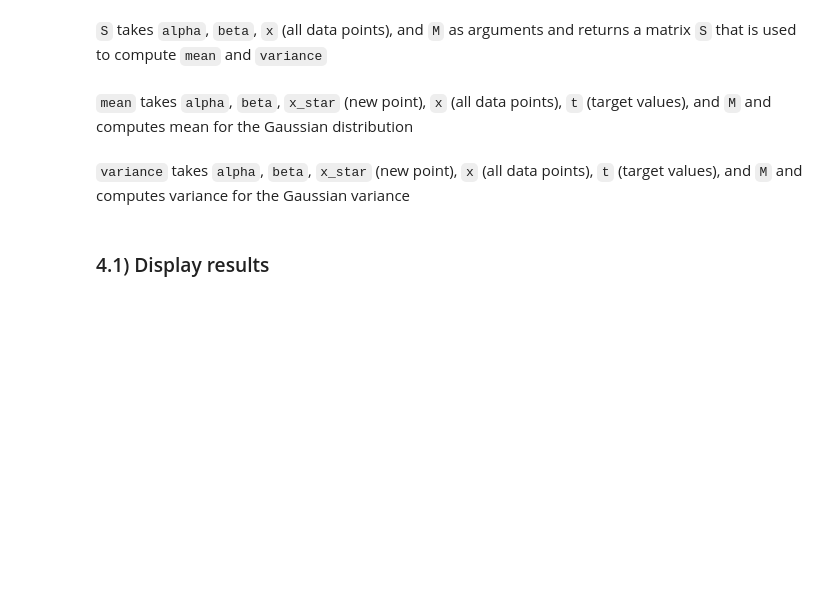
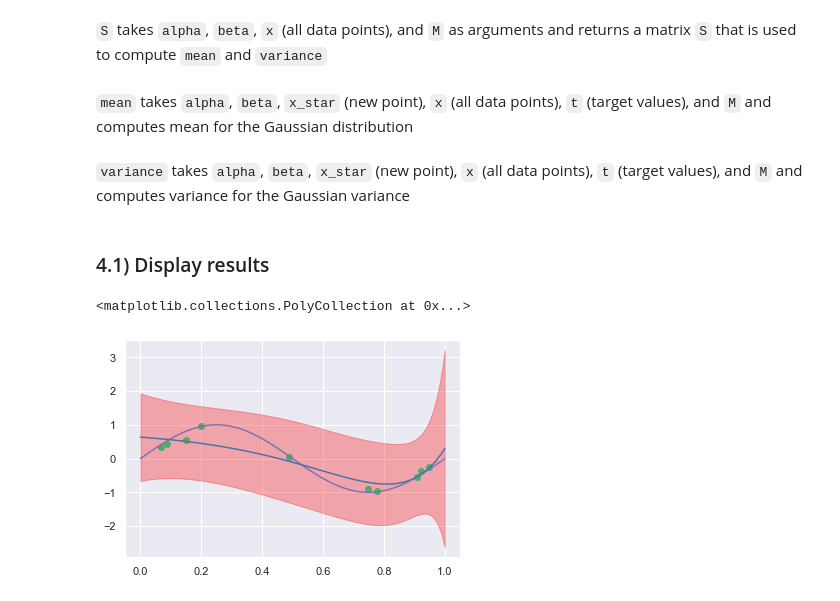
Before and after one commit to jbirkesteen/SLML-AU-2020, a Jupyter notebook: exercises/2-polynomial-curve-fitting-and-decision-theory/exercise-2-solution.ipynb, the cells around one changed output. Drawn from its saved outputs; the diff is of its cells as text; code cells hidden in the pictures; blank space fills up the shorter version.

```diff
--- a/exercises/2-polynomial-curve-fitting-and-decision-theory/exercise-2-solution.ipynb
+++ b/exercises/2-polynomial-curve-fitting-and-decision-theory/exercise-2-solution.ipynb
@@ -272,2 +315,5 @@ def phi(x, M):
+# %%
+def phi(x, M):
+    return np.array([x**M_i for M_i in range(M+1)]).T
 # %% [markdown]
 `S` takes `alpha`, `beta`, `x` (all data points), and `M` as arguments and returns a matrix `S` that is used to compute `mean` and `variance`
@@ -277,2 +320,6 @@ def S(alpha, beta, x, M):
+# %%
+def S(alpha, beta, x, M):
+    S_inv = alpha*np.eye(M+1) + beta*sum(np.outer(phi(b, M), phi(b,M)) for b in x)
+    return np.linalg.inv(S_inv)
 # %% [markdown]
 `mean` takes `alpha`, `beta`, `x_star` (new point), `x` (all data points), `t` (target values), and `M` and computes mean for the Gaussian distribution
@@ -282,19 +326,25 @@ def mean(alpha, beta, x_star, x, t, M):
+# %%
+def mean(alpha, beta, x_star, x, t, M):
+    return beta*phi(x_star, M).T @ S(alpha, beta, x, M) @ sum([phi(x[i], M)*t[i] for i in range(len(t))])
 # %% [markdown]
 `variance` takes `alpha`, `beta`, `x_star` (new point), `x` (all data points), `t` (target values), and `M` and computes variance for the Gaussian variance
 # %%
 def variance(alpha, beta, x_star, x, t, M):
-    pass
+    return 1/beta + phi(x_star, M)@S(alpha, beta, x, M)@phi(x_star, M).T
 # %% [markdown]
 ### 4.1) Display results
 # %%
 alpha = 0.05
 beta = 1.1
 M = 9
 
 means = np.array(list(map(lambda x: mean(alpha, beta, x, x_train, y_train, M), x_test)))
 variances = np.array(list(map(lambda x: variance(alpha, beta, x, x_train, y_train, M), x_test)))
 
 plt.plot(x_train, y_train, 'og')
 plt.plot(x_test, y_test, '-m')
 plt.plot(x_test, means, '-b')
-plt.fill_between(x_test, means + variances, means - variances, color='red', alpha='0.3')
+plt.fill_between(x_test, means + variances, means - variances, color='red', alpha=0.3)
+# %% [output]
+<matplotlib.collections.PolyCollection at 0x...>
+[figure, added]
```
Also changed, not shown: parts of 13 cells of this notebook.
